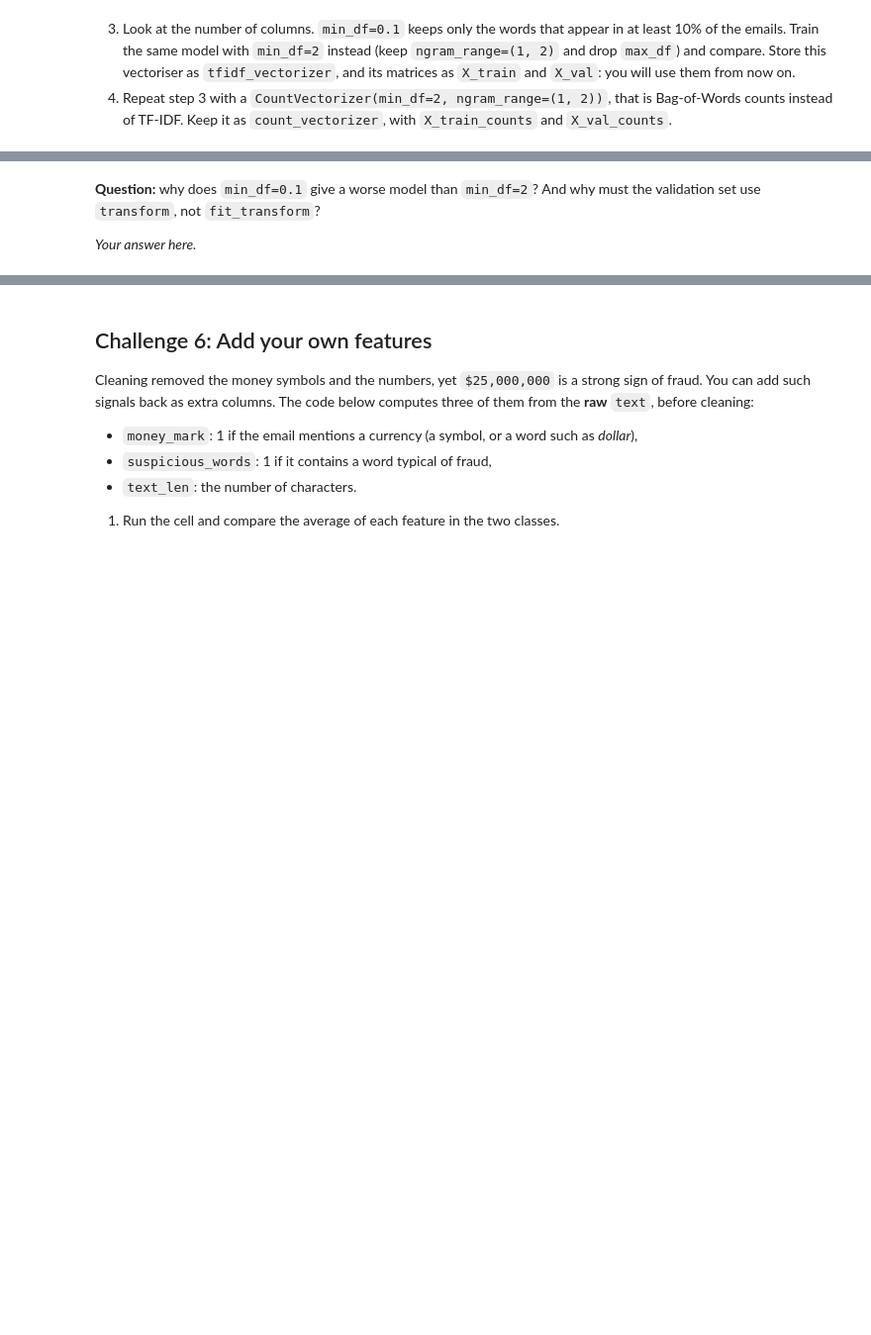
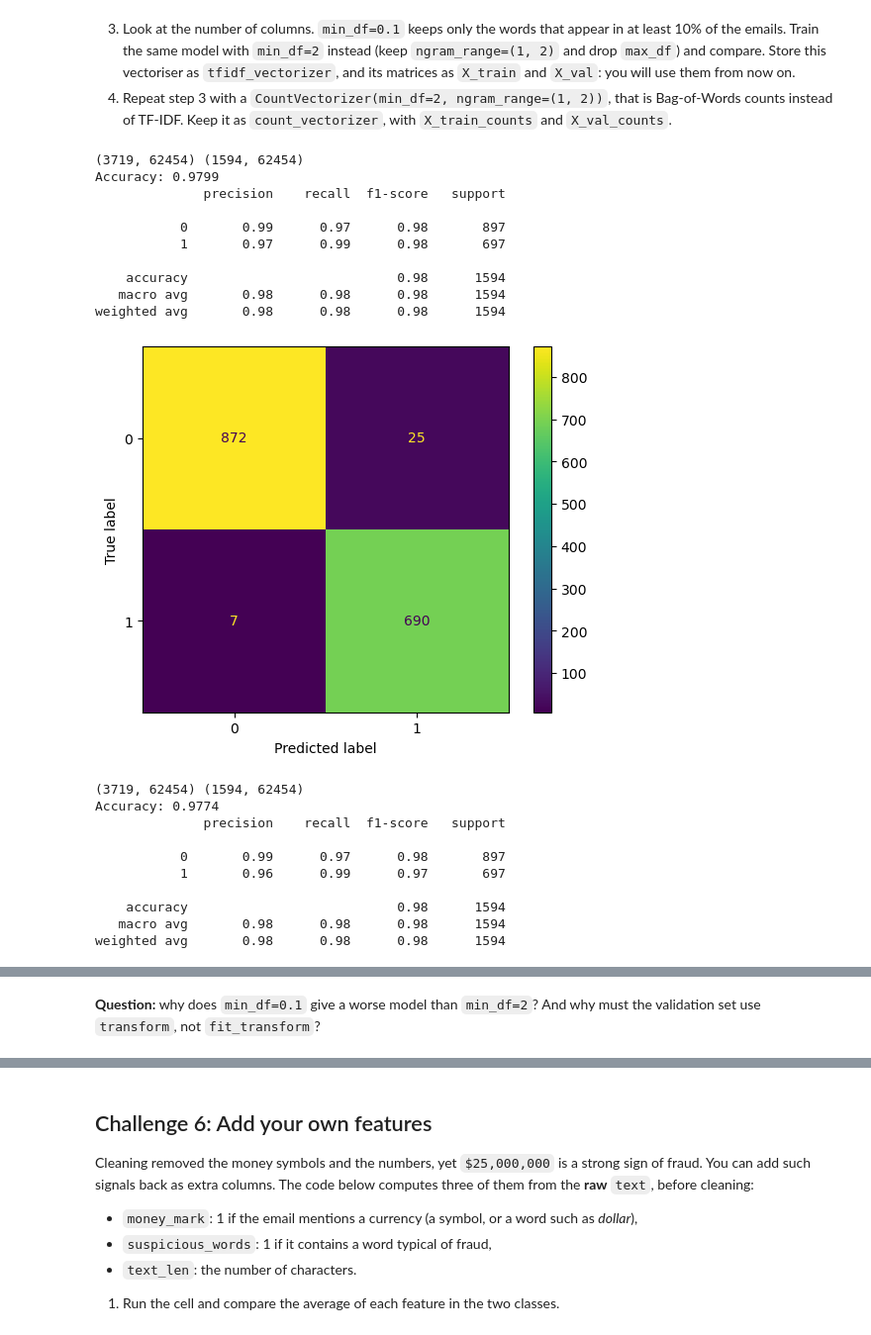
Before and after one commit to ironhack-labs/lab-natural-language-processing, a Jupyter notebook: your-code/main.ipynb, the cells around one changed output, grey strips where cells are left out. Shown at 99% size. Drawn from its saved outputs; the diff is of its cells as text; code cells hidden in the pictures; blank space fills up the shorter version.

```diff
--- a/your-code/main.ipynb
+++ b/your-code/main.ipynb
@@ -160,6 +376,54 @@ Find the 10 most frequent words of `preprocessed_text` in the normal emails and
 4. Repeat step 3 with a `CountVectorizer(min_df=2, ngram_range=(1, 2))`, that is Bag-of-Words counts instead of TF-IDF. Keep it as `count_vectorizer`, with `X_train_counts` and `X_val_counts`.
 # %%
 # 3. TF-IDF with min_df=2
+tfidf_vectorizer = TfidfVectorizer(min_df=2, ngram_range=(1, 2))
+X_train = tfidf_vectorizer.fit_transform(data_train["preprocessed_text"])
+X_val = tfidf_vectorizer.transform(data_val["preprocessed_text"])
+print(X_train.shape, X_val.shape)
+
+clf = MultinomialNB()
+clf.fit(X_train, data_train["label"])
+y_pred = clf.predict(X_val)
+
+print("Accuracy:", round(accuracy_score(data_val["label"], y_pred), 4))
+print(classification_report(data_val["label"], y_pred))
+ConfusionMatrixDisplay.from_predictions(data_val["label"], y_pred)
+plt.show()
 
 
 # 4. Bag-of-Words with min_df=2
+count_vectorizer = CountVectorizer(min_df=2, ngram_range=(1, 2))
+X_train_counts = count_vectorizer.fit_transform(data_train["preprocessed_text"])
+X_val_counts = count_vectorizer.transform(data_val["preprocessed_text"])
+print(X_train_counts.shape, X_val_counts.shape)
+
+clf_counts = MultinomialNB()
+clf_counts.fit(X_train_counts, data_train["label"])
+y_pred_counts = clf_counts.predict(X_val_counts)
+
+print("Accuracy:", round(accuracy_score(data_val["label"], y_pred_counts), 4))
+print(classification_report(data_val["label"], y_pred_counts))
+ConfusionMatrixDisplay.from_predictions(data_val["label"], y_pred_counts)
+plt.show()
+# %% [output]
+(3719, 62454) (1594, 62454)
+Accuracy: 0.9799
+              precision    recall  f1-score   support
+
+           0       0.99      0.97      0.98       897
+           1       0.97      0.99      0.98       697
+
+    accuracy                           0.98      1594
+   macro avg       0.98      0.98      0.98      1594
+weighted avg       0.98      0.98      0.98      1594
+[figure, added]
+(3719, 62454) (1594, 62454)
+Accuracy: 0.9774
+              precision    recall  f1-score   support
+
+           0       0.99      0.97      0.98       897
+           1       0.96      0.99      0.97       697
+
+    accuracy                           0.98      1594
+   macro avg       0.98      0.98      0.98      1594
+weighted avg       0.98      0.98      0.98      1594
@@ -166,4 +431,2 @@ Find the 10 most frequent words of `preprocessed_text` in the normal emails and
 # %% [markdown]
 **Question:** why does `min_df=0.1` give a worse model than `min_df=2`? And why must the validation set use `transform`, not `fit_transform`?
-
-*Your answer here.*
```
Also changed, not shown: parts of 31 cells of this notebook.
